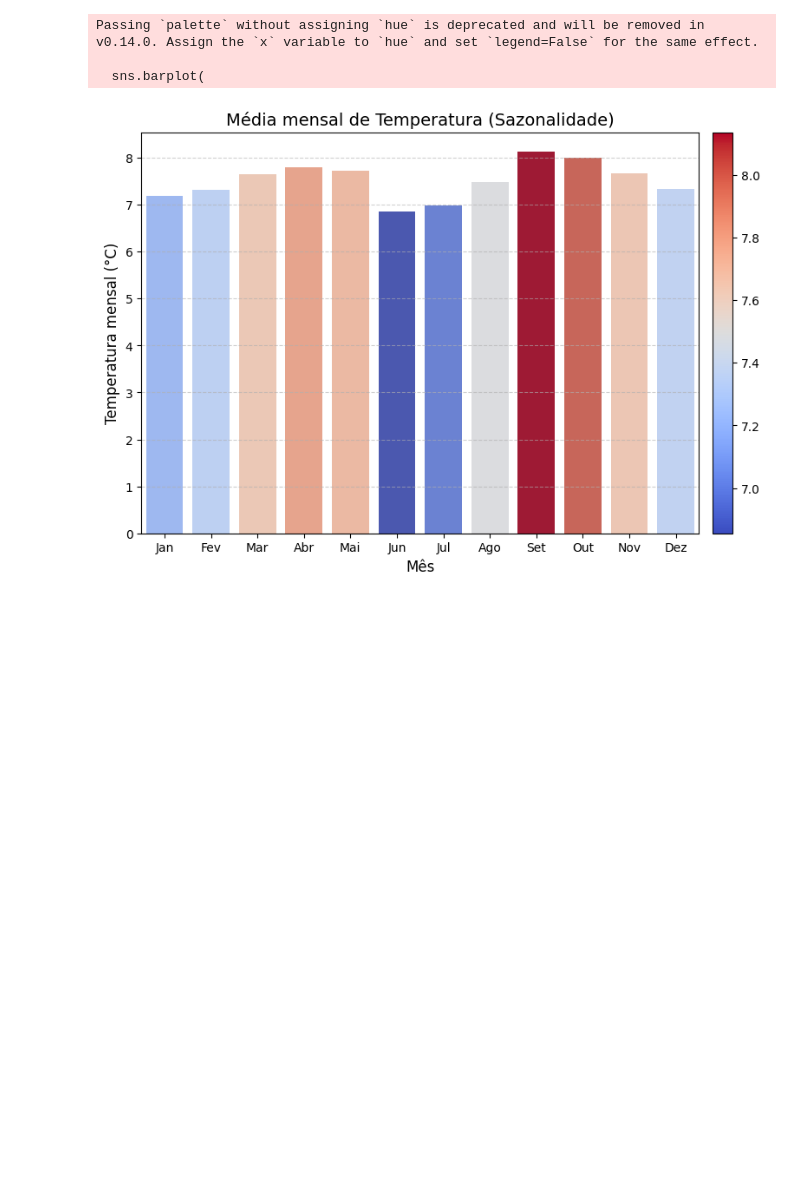
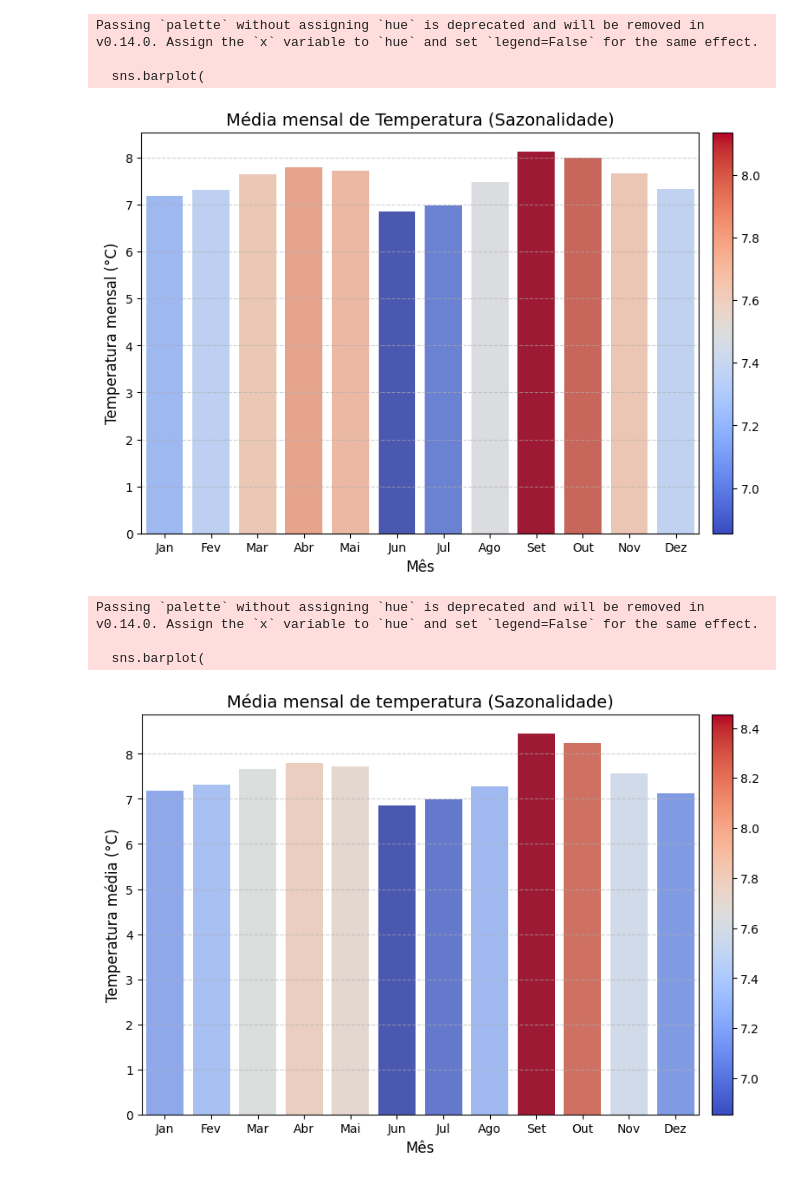
Before and after one commit to MatheusOliveira1999/LACRIO, a Jupyter notebook: Analises/Cordillera Blanca/Scripts/CasaDeAgua/temperatura.ipynb, the cells around one changed output. Drawn from its saved outputs; the diff is of its cells as text; code cells hidden in the pictures; blank space fills up the shorter version.

Commit message:
Atualizando os graficos de sazonalidade de temperatura utilizando somente anos com dados suficiente para o calculo

```diff
--- a/Analises/Cordillera Blanca/Scripts/CasaDeAgua/temperatura.ipynb
+++ b/Analises/Cordillera Blanca/Scripts/CasaDeAgua/temperatura.ipynb
@@ -180,3 +180,79 @@ Passing `palette` without assigning `hue` is deprecated and will be removed in v
 
   sns.barplot(
 [figure]
+# %%
+# Carregar os dados
+f = "../../Weather Station Data/CasaDeAgua_CDAWX_4July13_1July19.csv"
+dados = pd.read_csv(f, encoding="latin1")
+
+# Converter a coluna de data para o formato datetime
+dados['Datetime'] = pd.to_datetime(dados['Datetime'], format='%m/%d/%Y %H:%M')
+
+# Determinar os anos mínimo e máximo do conjunto de dados
+min_year = dados['Datetime'].dt.year.min()
+max_year = dados['Datetime'].dt.year.max()
+
+# Definir o intervalo de datas abrangendo anos completos
+start_date = f"{int(min_year)}/01/01 00:00"
+end_date = f"{int(max_year)}/12/31 23:59"
+
+# Criar um intervalo completo com frequência de 30 minutos
+full_date_range = pd.date_range(start=start_date, end=end_date, freq='30T')
+
+# Reindexar o DataFrame para o intervalo completo de datas e horários
+dados.set_index('Datetime', inplace=True)
+dados_full = dados.reindex(full_date_range)
+
+# Renomear o índice para 'Datetime'
+dados_full.index.name = 'Datetime'
+
+# Adicionar uma coluna de ano para análise
+dados_full['Ano'] = dados_full.index.year
+
+# Calcular o percentual de valores ausentes por ano
+percent_nan_por_ano = dados_full['Temperature (°C)'].isna().groupby(dados_full['Ano']).mean() * 100
+
+# Selecionar apenas os anos com menos de 10% de NaN
+anos_validos = percent_nan_por_ano[percent_nan_por_ano < 40].index
+
+# Filtrar o DataFrame para conter apenas os anos válidos
+dados_filtrados = dados_full[dados_full['Ano'].isin(anos_validos)]
+
+# Calcular a média mensal da variável de temperatura
+media_mensal_temperatura = dados_filtrados['Temperature (°C)'].resample('M').mean()
+
+# Criar um DataFrame com mês e média mensal
+df_temp = pd.DataFrame({'Data': media_mensal_temperatura.index, 'Média': media_mensal_temperatura.values})
+df_temp['Mês'] = df_temp['Data'].dt.month
+
+# Calcular a média mensal para cada mês ao longo dos anos
+media_mensal_temp = df_temp.groupby('Mês')['Média'].mean()
+
+# Criar uma escala de cores baseada nos valores de temperatura
+norm_temp = mcolors.Normalize(vmin=media_mensal_temp.min(), vmax=media_mensal_temp.max())
+sm_temp = plt.cm.ScalarMappable(cmap='coolwarm', norm=norm_temp)
+
+# Adicionar as cores ao gráfico de barras
+plt.figure(figsize=(10, 6))
+sns.barplot(
+    x=media_mensal_temp.index,
+    y=media_mensal_temp.values,
+    palette=sns.color_palette('coolwarm', as_cmap=True)(norm_temp(media_mensal_temp.values))
+)
+
+# Configurações do gráfico
+plt.title('Média mensal de temperatura (Sazonalidade)', fontsize=14)
+plt.xlabel('Mês', fontsize=12)
+plt.ylabel('Temperatura média (°C)', fontsize=12)
+plt.xticks(ticks=range(12), labels=['Jan', 'Fev', 'Mar', 'Abr', 'Mai', 'Jun', 'Jul', 'Ago', 'Set', 'Out', 'Nov', 'Dez'])
+
+# Adicionar uma barra de cores
+cbar_temp = plt.colorbar(sm_temp, ax=plt.gca(), orientation='vertical', pad=0.02)
+
+plt.grid(axis='y', linestyle='--', alpha=0.6)
+plt.show()
+# %% [output]
+Passing `palette` without assigning `hue` is deprecated and will be removed in v0.14.0. Assign the `x` variable to `hue` and set `legend=False` for the same effect.
+
+  sns.barplot(
+[figure, added]
```
Also changed, not shown: parts of 3 cells of this notebook, 3 other files.
